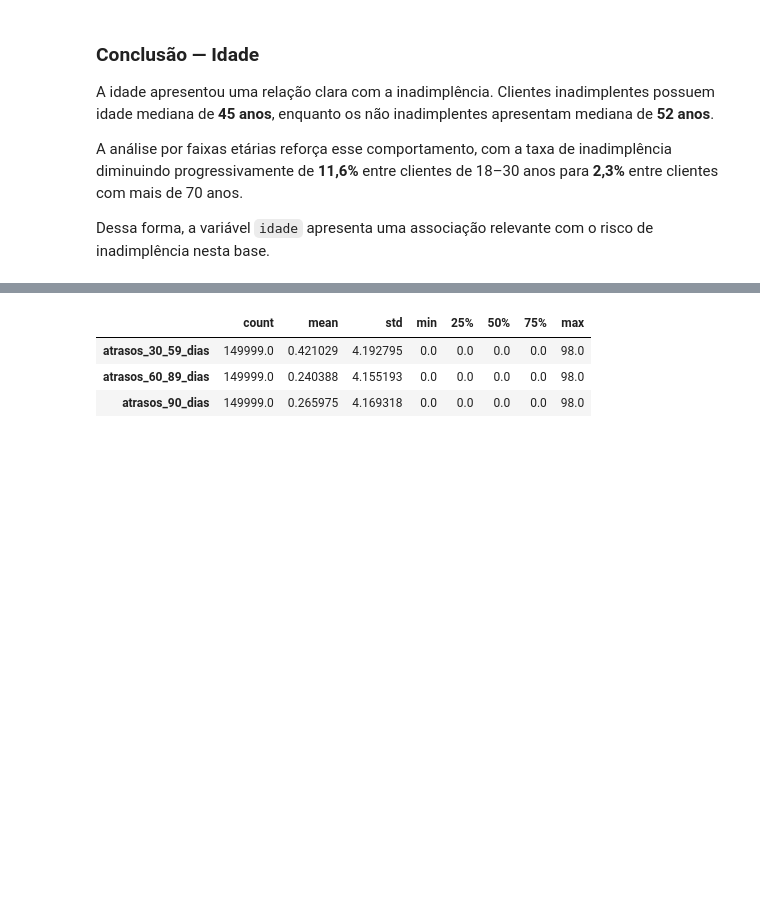
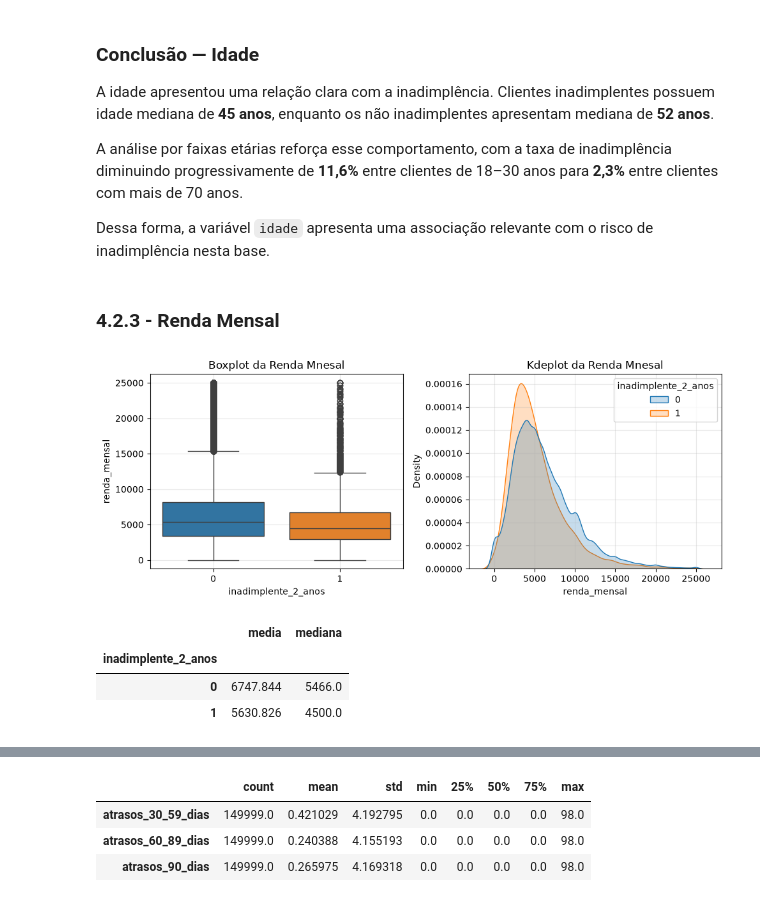
Before and after one commit to RenanTrevelim/credit-risk-modeling, a Jupyter notebook: notebooks/02_analise_exploratoria.ipynb, the cells around one changed output, grey strips where cells are left out. Cells and saved outputs as stored; diff of their text form; code cells hidden in the pictures; blank space fills up the shorter version.

```diff
--- a/notebooks/02_analise_exploratoria.ipynb
+++ b/notebooks/02_analise_exploratoria.ipynb
@@ -307,3 +307,35 @@ inadimplência diminuindo progressivamente de **11,6%** entre clientes de
 
 Dessa forma, a variável `idade` apresenta uma associação relevante com o
 risco de inadimplência nesta base.
+# %% [markdown]
+### 4.2.3 - Renda Mensal
+# %%
+limite = dados["renda_mensal"].quantile(0.99)
+
+df_renda_plot = dados[
+    dados["renda_mensal"] <= limite
+].copy()
+# %%
+fig, axes = plt.subplots(1, 2, figsize=(10,4))
+
+sns.boxplot(data=df_renda_plot, x="inadimplente_2_anos", y="renda_mensal", hue="inadimplente_2_anos", legend=False, ax=axes[0])
+axes[0].set_title("Boxplot da Renda Mnesal")
+axes[0].grid(alpha=0.3)
+
+sns.kdeplot(data=df_renda_plot, x="renda_mensal", hue="inadimplente_2_anos", fill=True, common_norm=False, ax=axes[1])
+axes[1].set_title("Kdeplot da Renda Mnesal")
+axes[1].grid(alpha=0.3)
+
+plt.tight_layout()
+plt.show()
+# %% [output]
+[figure, added]
+# %%
+dados.groupby("inadimplente_2_anos")["renda_mensal"].agg(
+    media="mean", mediana="median"
+).round(3)
+# %% [output]
+|  | media | mediana |
+| inadimplente_2_anos |  |  |
+| 0 | 6747.844 | 5466.0 |
+| 1 | 5630.826 | 4500.0 |
```
Also changed, not shown: parts of 8 cells of this notebook, 2 other files.
